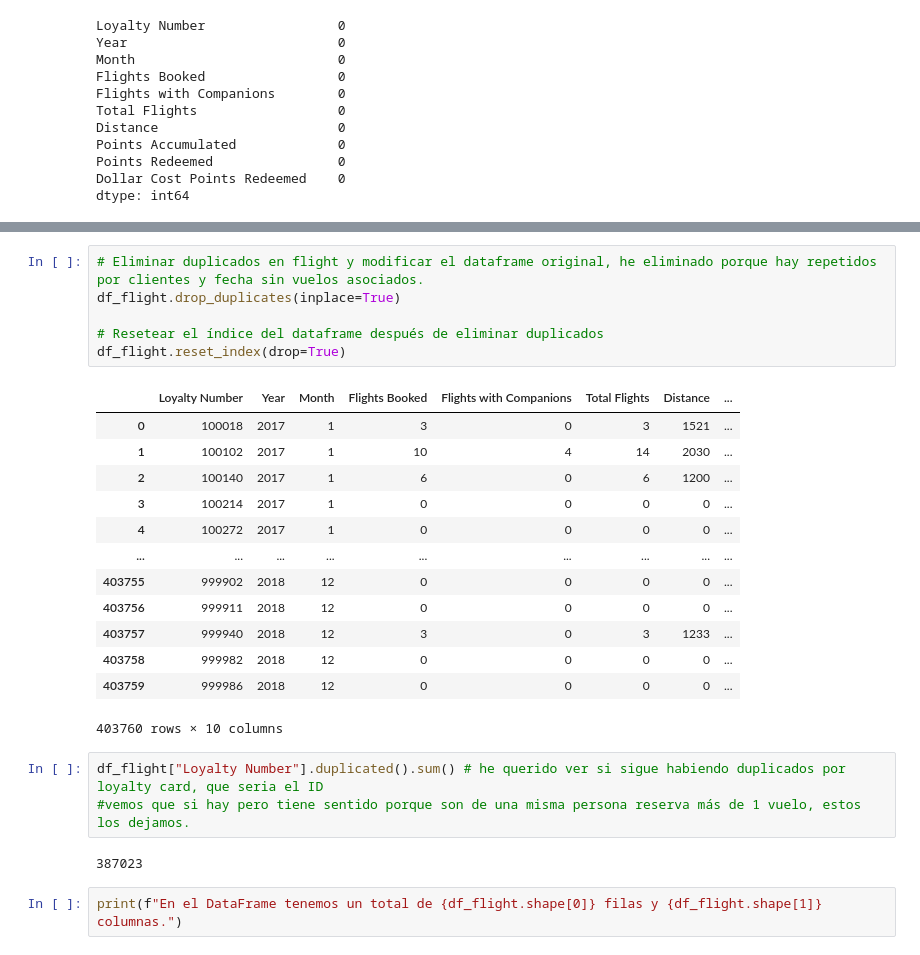
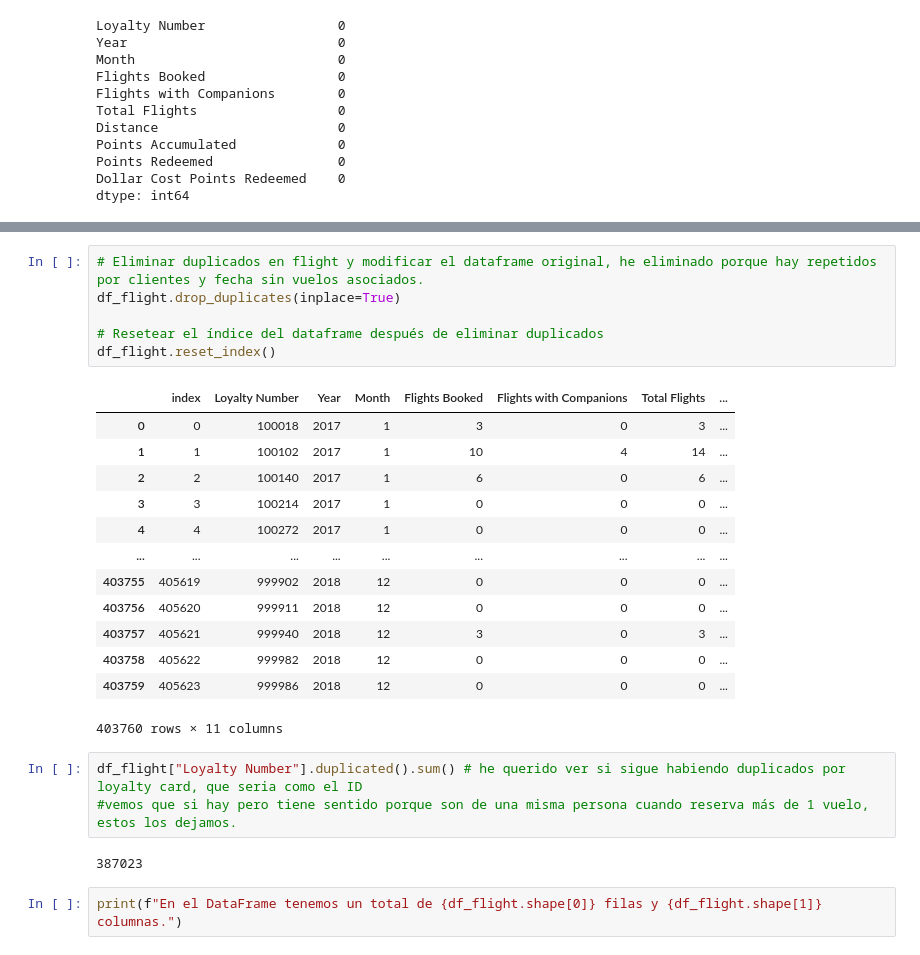
Before and after one commit to Adalab/bda-modulo-3-evaluacion-final-ElenaLara14, a Jupyter notebook: evaluacion_modulo3_Elena_Lara.ipynb, the cells around one changed output, grey strips where cells are left out. Drawn from its saved outputs; the diff is of its cells as text.

```diff
--- a/evaluacion_modulo3_Elena_Lara.ipynb
+++ b/evaluacion_modulo3_Elena_Lara.ipynb
@@ -107,26 +106,26 @@ duplicated_rows
 # %%
 # Eliminar duplicados en flight y modificar el dataframe original, he eliminado porque hay repetidos por clientes y fecha sin vuelos asociados.
 df_flight.drop_duplicates(inplace=True)
 
 # Resetear el índice del dataframe después de eliminar duplicados
-df_flight.reset_index(drop=True)
+df_flight.reset_index()
 # %% [output]
-|  | Loyalty Number | Year | Month | Flights Booked | Flights with Companions | Total Flights | Distance | ... |
-| 0 | 100018 | 2017 | 1 | 3 | 0 | 3 | 1521 | ... |
-| 1 | 100102 | 2017 | 1 | 10 | 4 | 14 | 2030 | ... |
-| 2 | 100140 | 2017 | 1 | 6 | 0 | 6 | 1200 | ... |
-| 3 | 100214 | 2017 | 1 | 0 | 0 | 0 | 0 | ... |
-| 4 | 100272 | 2017 | 1 | 0 | 0 | 0 | 0 | ... |
+|  | index | Loyalty Number | Year | Month | Flights Booked | Flights with Companions | Total Flights | ... |
+| 0 | 0 | 100018 | 2017 | 1 | 3 | 0 | 3 | ... |
+| 1 | 1 | 100102 | 2017 | 1 | 10 | 4 | 14 | ... |
+| 2 | 2 | 100140 | 2017 | 1 | 6 | 0 | 6 | ... |
+| 3 | 3 | 100214 | 2017 | 1 | 0 | 0 | 0 | ... |
+| 4 | 4 | 100272 | 2017 | 1 | 0 | 0 | 0 | ... |
 | ... | ... | ... | ... | ... | ... | ... | ... | ... |
-| 403755 | 999902 | 2018 | 12 | 0 | 0 | 0 | 0 | ... |
-| 403756 | 999911 | 2018 | 12 | 0 | 0 | 0 | 0 | ... |
-| 403757 | 999940 | 2018 | 12 | 3 | 0 | 3 | 1233 | ... |
-| 403758 | 999982 | 2018 | 12 | 0 | 0 | 0 | 0 | ... |
-| 403759 | 999986 | 2018 | 12 | 0 | 0 | 0 | 0 | ... |
+| 403755 | 405619 | 999902 | 2018 | 12 | 0 | 0 | 0 | ... |
+| 403756 | 405620 | 999911 | 2018 | 12 | 0 | 0 | 0 | ... |
+| 403757 | 405621 | 999940 | 2018 | 12 | 3 | 0 | 3 | ... |
+| 403758 | 405622 | 999982 | 2018 | 12 | 0 | 0 | 0 | ... |
+| 403759 | 405623 | 999986 | 2018 | 12 | 0 | 0 | 0 | ... |
-403760 rows × 10 columns
+403760 rows × 11 columns
 # %%
-df_flight["Loyalty Number"].duplicated().sum() # he querido ver si sigue habiendo duplicados por loyalty card, que seria el ID
-#vemos que si hay pero tiene sentido porque son de una misma persona reserva más de 1 vuelo, estos los dejamos.
+df_flight["Loyalty Number"].duplicated().sum() # he querido ver si sigue habiendo duplicados por loyalty card, que seria como el ID
+#vemos que si hay pero tiene sentido porque son de una misma persona cuando reserva más de 1 vuelo, estos los dejamos.
 # %% [output]
 387023
 # %%
```
Also changed, not shown: parts of 22 cells of this notebook, 1 other file.
